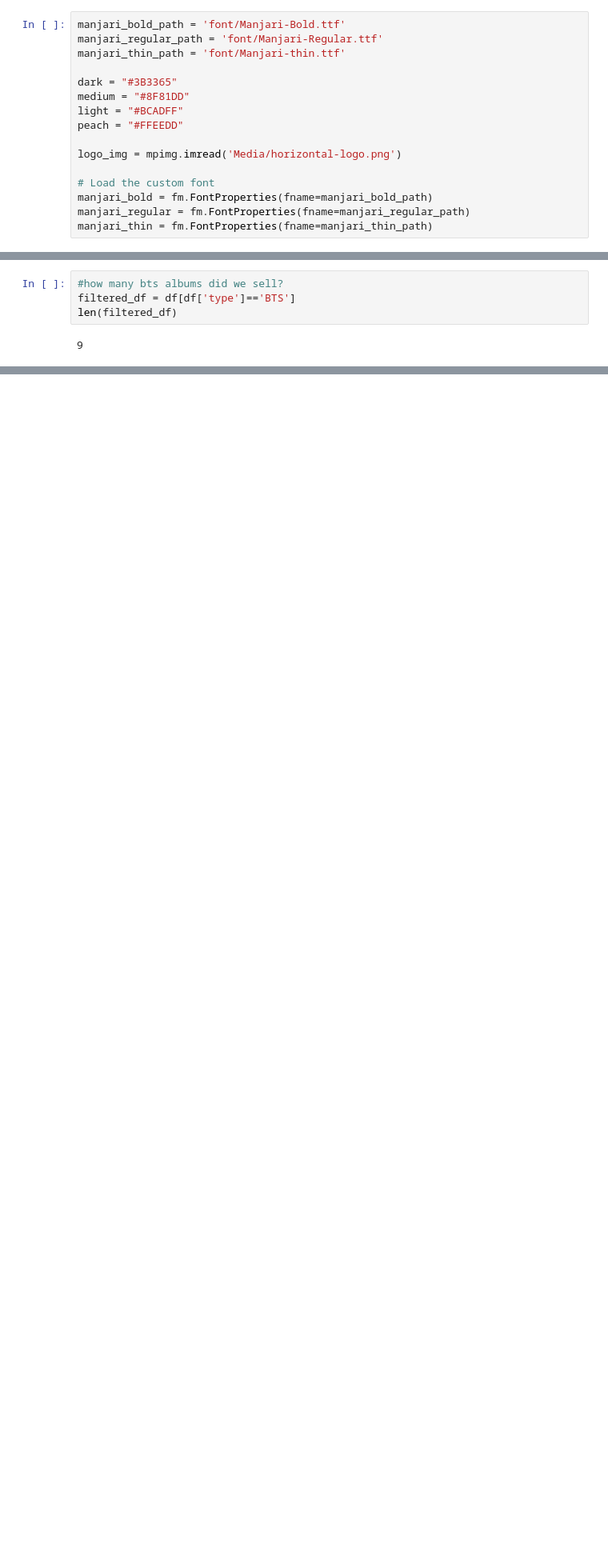
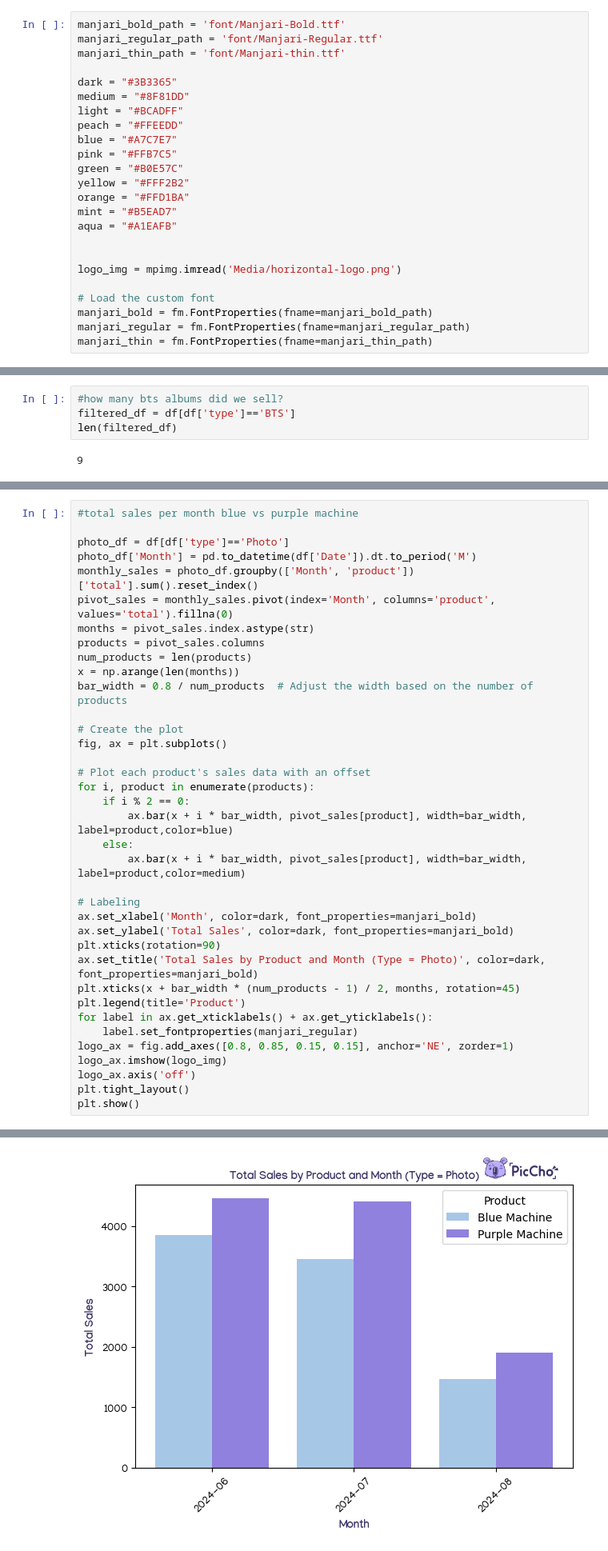
Before and after one commit to kasmello/ChoAI, a Jupyter notebook: train.ipynb, the cells around one changed output, grey strips where cells are left out. Shown at 80% size. Drawn from its saved outputs; the diff is of its cells as text; blank space fills up the shorter version.

```diff
--- a/train.ipynb
+++ b/train.ipynb
@@ -27,6 +29,14 @@ dark = "#3B3365"
 medium = "#8F81DD"
 light = "#BCADFF"
 peach = "#FFEEDD"
+blue = "#A7C7E7"
+pink = "#FFB7C5"
+green = "#B0E57C"
+yellow = "#FFF2B2"
+orange = "#FFD1BA"
+mint = "#B5EAD7"
+aqua = "#A1EAFB"
+
 
 logo_img = mpimg.imread('Media/horizontal-logo.png')
 
@@ -255,0 +248,38 @@ len(filtered_df)
+# %%
+#total sales per month blue vs purple machine
+
+photo_df = df[df['type']=='Photo']
+photo_df['Month'] = pd.to_datetime(df['Date']).dt.to_period('M')
+monthly_sales = photo_df.groupby(['Month', 'product'])['total'].sum().reset_index()
+pivot_sales = monthly_sales.pivot(index='Month', columns='product', values='total').fillna(0)
+months = pivot_sales.index.astype(str)
+products = pivot_sales.columns
+num_products = len(products)
+x = np.arange(len(months))
+bar_width = 0.8 / num_products  # Adjust the width based on the number of products
+
+# Create the plot
+fig, ax = plt.subplots()
+
+# Plot each product's sales data with an offset
+for i, product in enumerate(products):
+    if i % 2 == 0:
+        ax.bar(x + i * bar_width, pivot_sales[product], width=bar_width, label=product,color=blue)
+    else:
+        ax.bar(x + i * bar_width, pivot_sales[product], width=bar_width, label=product,color=medium)
+
+# Labeling
+ax.set_xlabel('Month', color=dark, font_properties=manjari_bold)
+ax.set_ylabel('Total Sales', color=dark, font_properties=manjari_bold)
+plt.xticks(rotation=90)
+ax.set_title('Total Sales by Product and Month (Type = Photo)', color=dark, font_properties=manjari_bold)
+plt.xticks(x + bar_width * (num_products - 1) / 2, months, rotation=45)
+plt.legend(title='Product')
+for label in ax.get_xticklabels() + ax.get_yticklabels():
+    label.set_fontproperties(manjari_regular)
+logo_ax = fig.add_axes([0.8, 0.85, 0.15, 0.15], anchor='NE', zorder=1)
+logo_ax.imshow(logo_img)
+logo_ax.axis('off')
+plt.tight_layout()
+plt.show()
+# %% [output]
@@ -256 +291,2 @@ len(filtered_df)
+[figure, added]
 # %%
```
Also changed, not shown: parts of 33 cells of this notebook, 13 other files.
